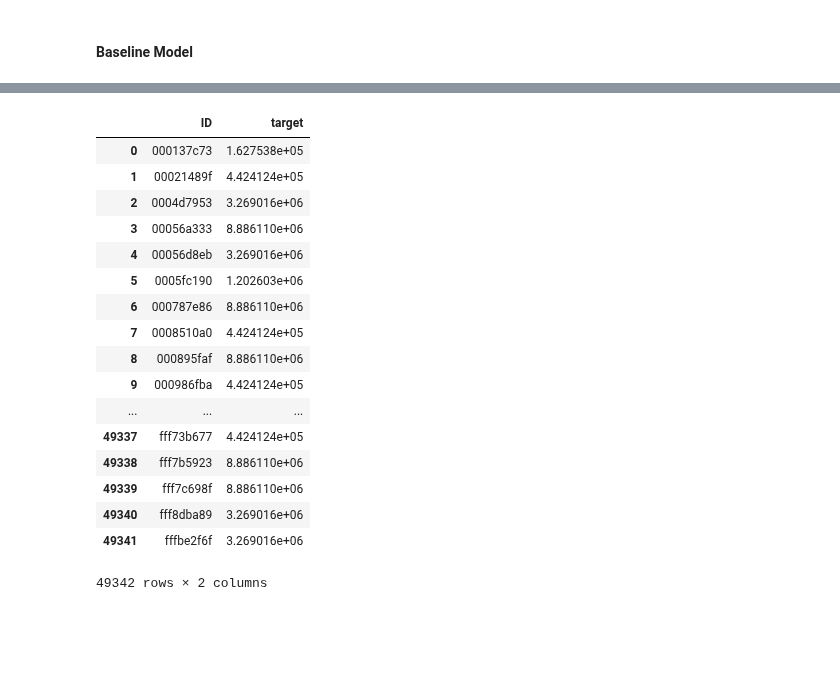
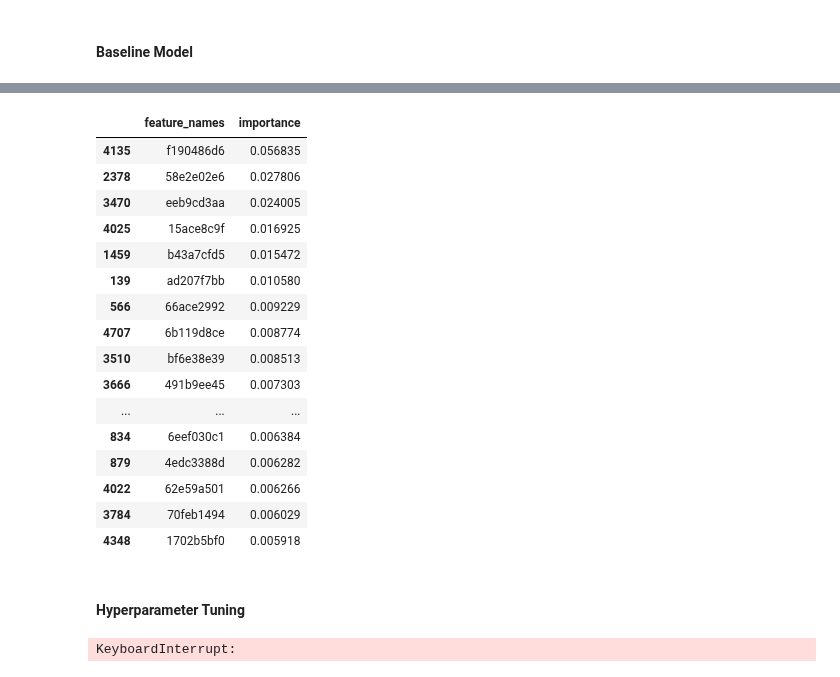
Before and after one commit to jpeterson28/DSCT_Capstone2, a Jupyter notebook: santander_value_prediction_code.ipynb, the cells around one changed output, grey strips where cells are left out. Cells and saved outputs as stored; diff of their text form; code cells hidden in the pictures; blank space fills up the shorter version.

```diff
--- a/santander_value_prediction_code.ipynb
+++ b/santander_value_prediction_code.ipynb
@@ -280,21 +293,42 @@ submission_df_base.to_csv("gbm_baseline_1", index=False)
-# %%
-submission_df_base
-# %% [output]
-|  | ID | target |
-| 0 | 000137c73 | 1.627538e+05 |
-| 1 | 00021489f | 4.424124e+05 |
-| 2 | 0004d7953 | 3.269016e+06 |
-| 3 | 00056a333 | 8.886110e+06 |
-| 4 | 00056d8eb | 3.269016e+06 |
-| 5 | 0005fc190 | 1.202603e+06 |
-| 6 | 000787e86 | 8.886110e+06 |
-| 7 | 0008510a0 | 4.424124e+05 |
-| 8 | 000895faf | 8.886110e+06 |
-| 9 | 000986fba | 4.424124e+05 |
-| ... | ... | ... |
-| 49337 | fff73b677 | 4.424124e+05 |
-| 49338 | fff7b5923 | 8.886110e+06 |
-| 49339 | fff7c698f | 8.886110e+06 |
-| 49340 | fff8dba89 | 3.269016e+06 |
-| 49341 | fffbe2f6f | 3.269016e+06 |
-49342 rows × 2 columns
+# %%
+# find the important features rf
+feat_names = X_train.columns.values
+feat_importances_rf = rf.feature_importances_
+top_feature_importance_rf = pd.DataFrame({'feature_names':feat_names, 'importance':feat_importances_rf}).sort_values('importance', ascending=False)
+
+top_feature_importance_rf[:20]
+# %% [output]
+|  | feature_names | importance |
+| 4135 | f190486d6 | 0.056835 |
+| 2378 | 58e2e02e6 | 0.027806 |
+| 3470 | eeb9cd3aa | 0.024005 |
+| 4025 | 15ace8c9f | 0.016925 |
+| 1459 | b43a7cfd5 | 0.015472 |
+| 139 | ad207f7bb | 0.010580 |
+| 566 | 66ace2992 | 0.009229 |
+| 4707 | 6b119d8ce | 0.008774 |
+| 3510 | bf6e38e39 | 0.008513 |
+| 3666 | 491b9ee45 | 0.007303 |
+| ... | ... | ... |
+| 834 | 6eef030c1 | 0.006384 |
+| 879 | 4edc3388d | 0.006282 |
+| 4022 | 62e59a501 | 0.006266 |
+| 3784 | 70feb1494 | 0.006029 |
+| 4348 | 1702b5bf0 | 0.005918 |
+# %% [markdown]
+#### Hyperparameter Tuning
+# %%
+# gradient boosting tuning
+param_grid_gbr = {'n_estimators': [100],
+                  'learning_rate': [0.1, 0.05, 0.15],
+                  'max_depth': [4, 6],
+                  'min_samples_leaf': [3, 5, 7],
+                  'max_features': [1.0, 0.3, 0.1]
+                 }
+
+gbr_gridcv = GridSearchCV(gbr, param_grid_gbr, cv=3)
+
+gbr_gridcv.fit(X_train, y_train)
+gbr_gridcv.grid_scores_, gbr_gridcv.best_params_, gbr_gridcv.best_score_
+# %% [output]
+KeyboardInterrupt:
```
Also changed, not shown: parts of 16 cells of this notebook.
